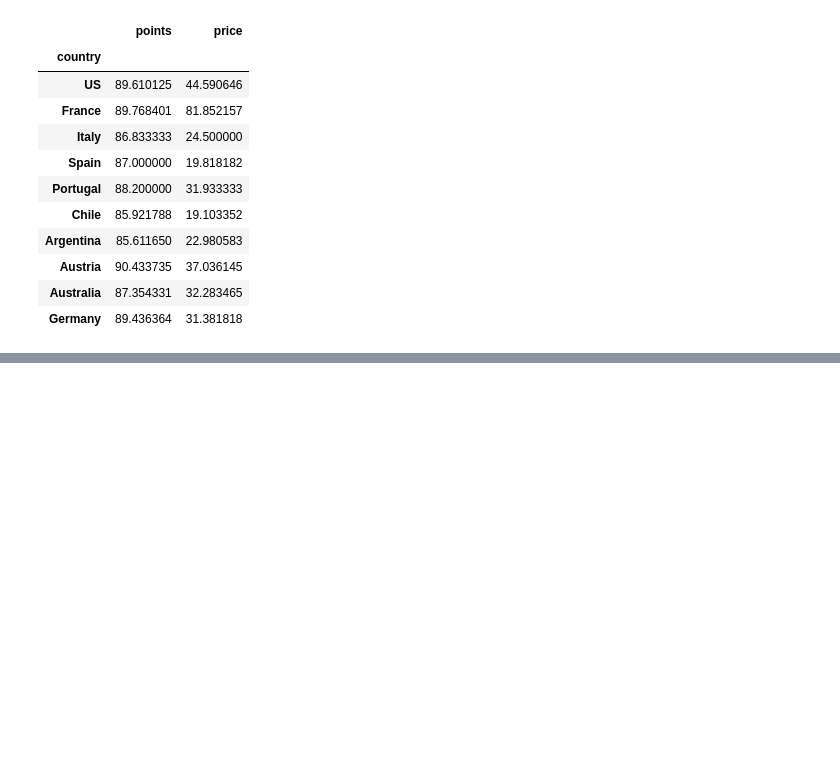
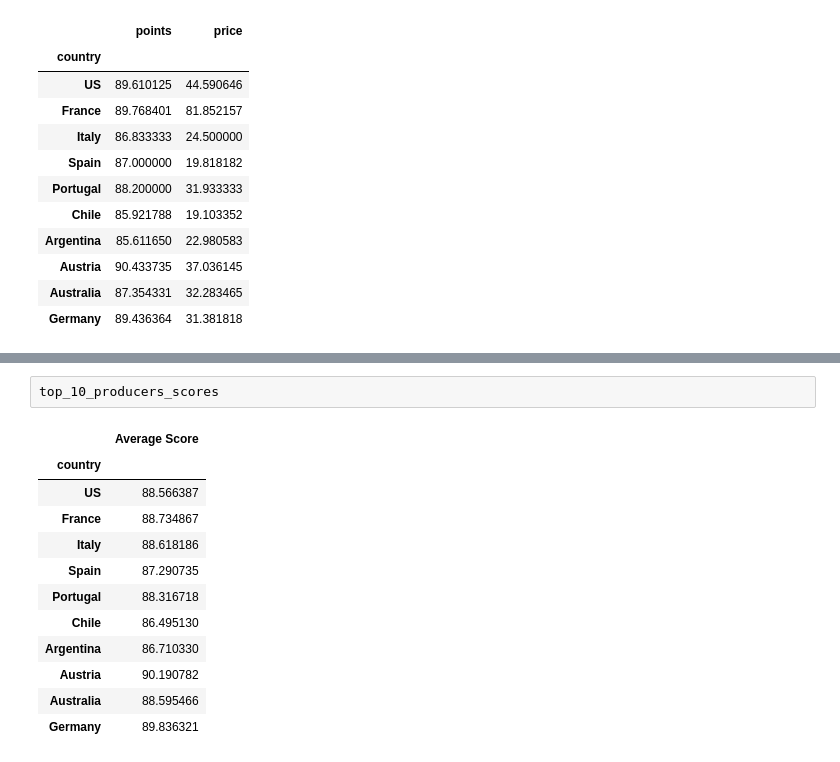
Before and after one commit to christer19/Wine_Analytics, a Jupyter notebook: Clean_data.ipynb, the cells around one changed output, grey strips where cells are left out. Drawn from its saved outputs; the diff is of its cells as text; blank space fills up the shorter version.

```diff
--- a/Clean_data.ipynb
+++ b/Clean_data.ipynb
@@ -225,0 +228,15 @@ germany_df = drop_na_df[drop_na_df["country"]=="Germany"]
+# %%
+top_10_producers_scores
+# %% [output]
+|  | Average Score |
+| country |  |
+| US | 88.566387 |
+| France | 88.734867 |
+| Italy | 88.618186 |
+| Spain | 87.290735 |
+| Portugal | 88.316718 |
+| Chile | 86.495130 |
+| Argentina | 86.710330 |
+| Austria | 90.190782 |
+| Australia | 88.595466 |
+| Germany | 89.836321 |
```
Also changed, not shown: parts of 4 cells of this notebook, 1 other file.
